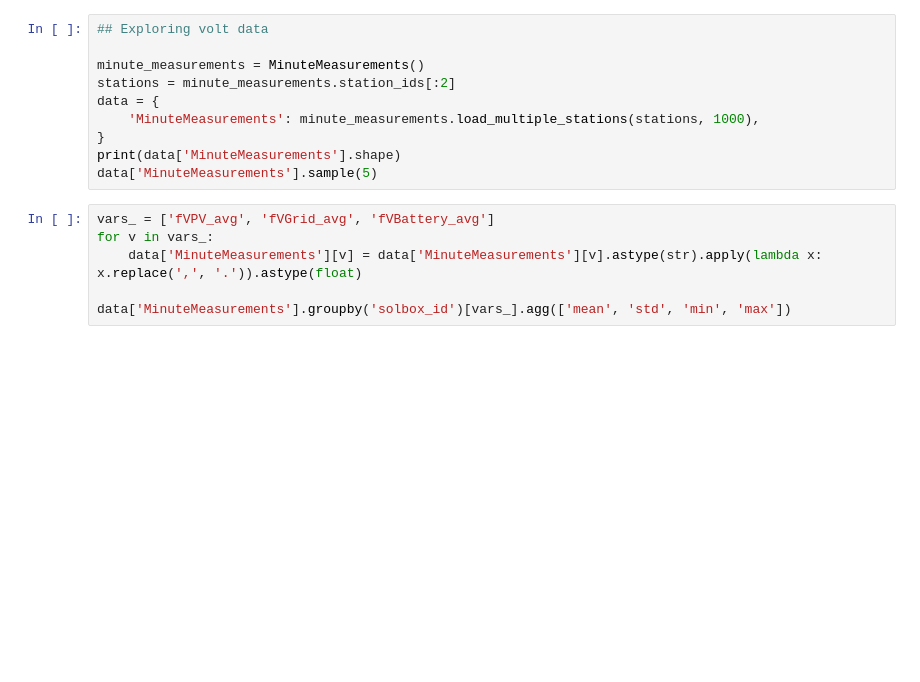
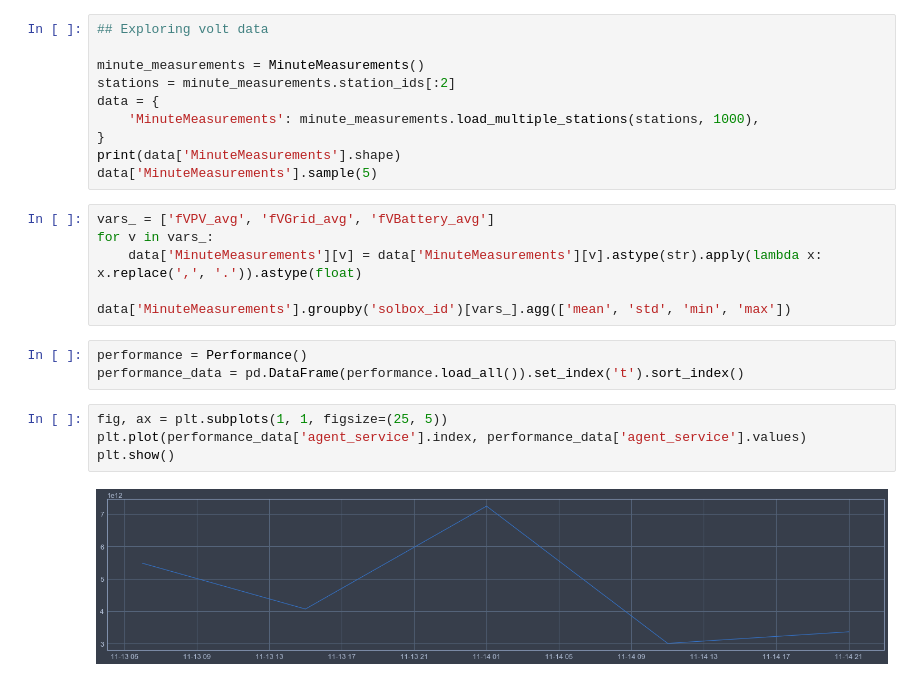
Before and after one commit to javiermas/smart-energy, a Jupyter notebook: notebooks/jma_00_dirty_stuff.ipynb, the cells around one changed output. Drawn from its saved outputs; the diff is of its cells as text; blank space fills up the shorter version.

```diff
--- a/notebooks/jma_00_dirty_stuff.ipynb
+++ b/notebooks/jma_00_dirty_stuff.ipynb
@@ -46,3 +46,12 @@ for v in vars_:
     data['MinuteMeasurements'][v] = data['MinuteMeasurements'][v].astype(str).apply(lambda x: x.replace(',', '.')).astype(float)
 
 data['MinuteMeasurements'].groupby('solbox_id')[vars_].agg(['mean', 'std', 'min', 'max'])
+# %%
+performance = Performance()
+performance_data = pd.DataFrame(performance.load_all()).set_index('t').sort_index()
+# %%
+fig, ax = plt.subplots(1, 1, figsize=(25, 5))
+plt.plot(performance_data['agent_service'].index, performance_data['agent_service'].values)
+plt.show()
+# %% [output]
+[figure, added]
```
Also changed, not shown: parts of 7 cells of this notebook.
